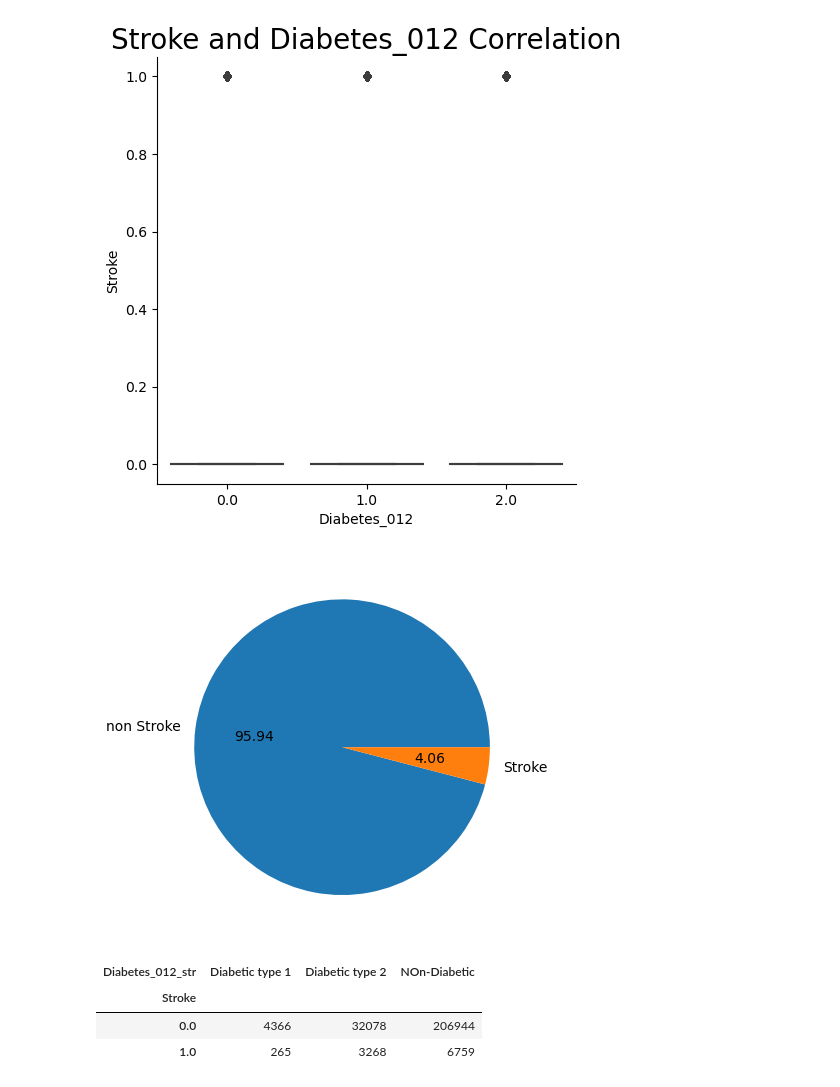
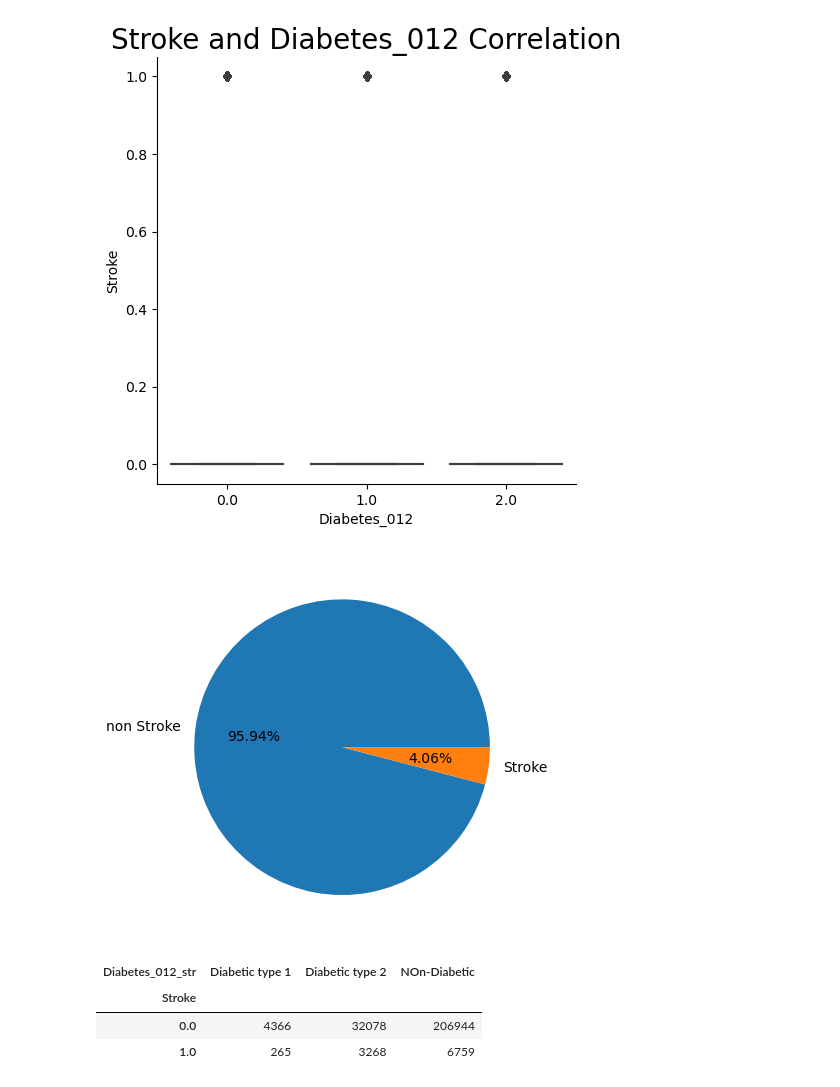
Before and after one commit to mpond1997/Disease-Prediction-Machine-Learning-, a Jupyter notebook: Statistical study/Predict diabe2.ipynb, the cells around one changed output. Drawn from its saved outputs; the diff is of its cells as text; code cells hidden in the pictures.

```diff
--- a/Statistical study/Predict diabe2.ipynb
+++ b/Statistical study/Predict diabe2.ipynb
@@ -116,13 +106,13 @@ plt.title("Stroke and Diabetes_012 Correlation", size=20, y=1.0);
 # %% [output]
 [figure]
 # %%
-#checking HighBP and non HighBP pepoles average by pie
+#checking Stroke and Non Stroke peoples average by pie
 
 labels=["non Stroke","Stroke"]
 
-plt.pie(data["Stroke"].value_counts() , labels =labels ,autopct='%.02f' );
+plt.pie(data["Stroke"].value_counts() , labels =labels ,autopct='%.02f%%');
 # %% [output]
-[figure, old version]
+[figure, new version]
 # %%
 #number of Diabetic patient with Stroke
 
```
Also changed, not shown: parts of 30 cells of this notebook.
